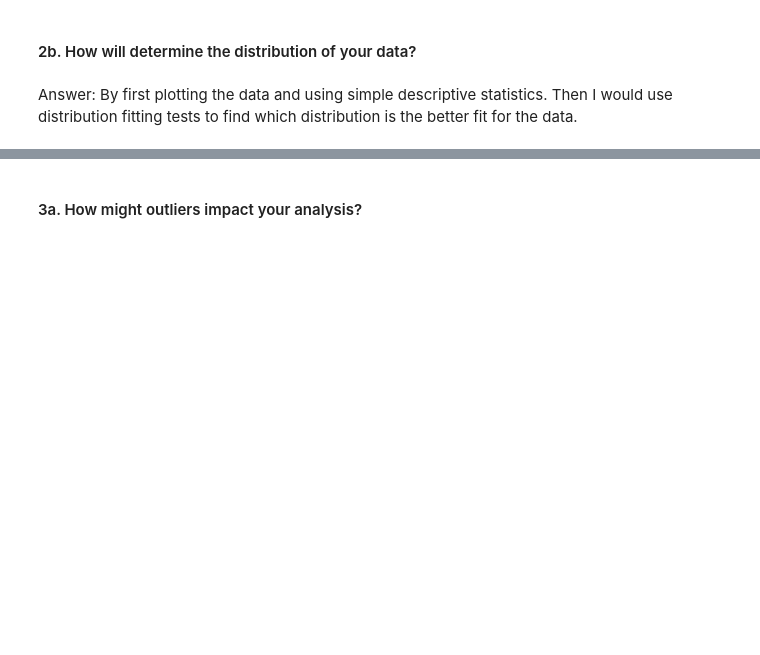
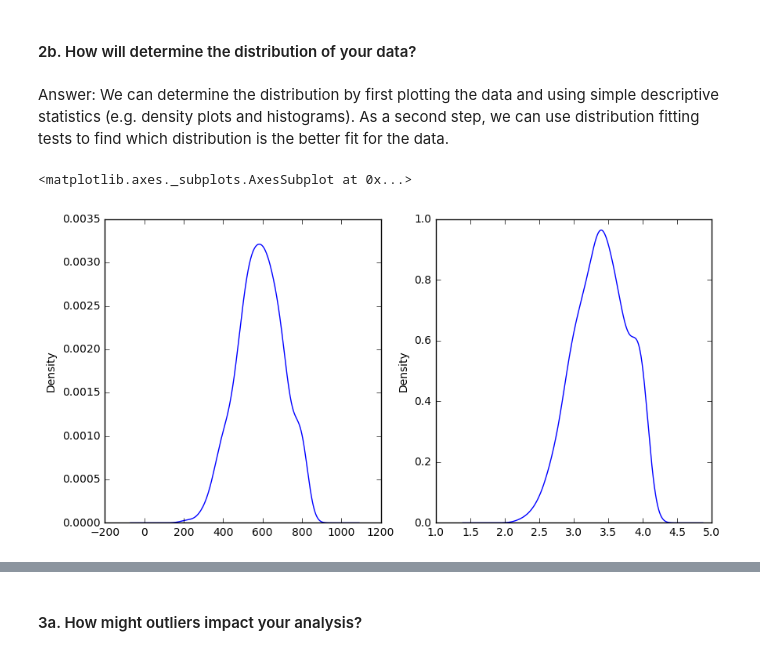
Before and after one commit to hhenningsg/Hannah-DS4, a Jupyter notebook: projects/unit-projects/project-1/starter-code/project1-starter.ipynb, the cells around one changed output, grey strips where cells are left out. Drawn from its saved outputs; the diff is of its cells as text; code cells hidden in the pictures; blank space fills up the shorter version.

```diff
--- a/projects/unit-projects/project-1/starter-code/project1-starter.ipynb
+++ b/projects/unit-projects/project-1/starter-code/project1-starter.ipynb
@@ -49 +48,4 @@ df = pd.read_csv(
+# %%
+df1 = pd.read_csv(
+    "../assets/admissions.csv")
 # %%
@@ -75,0 +86,3 @@ dtype: object
+# %%
+df = df1.dropna()
+df.count()
@@ -128,4 +160,4 @@ Assuming the data is normally distributed. If it is not normalized, then it will
 #### 2b. How will determine the distribution of your data?
 # %% [markdown]
 Answer:
-By first plotting the data and using simple descriptive statistics.  Then I would use distribution fitting tests to find which distribution is the better fit for the data.
+We can determine the distribution by first plotting the data and using simple descriptive statistics (e.g. density plots and histograms).  As a second step, we can use distribution fitting tests to find which distribution is the better fit for the data.
@@ -131,0 +168,8 @@ By first plotting the data and using simple descriptive statistics.  Then I woul
+# %%
+fig, axs = plt.subplots(1, 2, figsize = (10,5))
+
+df.gre.plot(kind="density", ax=axs[0])
+df.gpa.plot(kind="density", ax=axs[1])
+# %% [output]
+<matplotlib.axes._subplots.AxesSubplot at 0x...>
+[figure, added]
```
Also changed, not shown: parts of 34 cells of this notebook.
